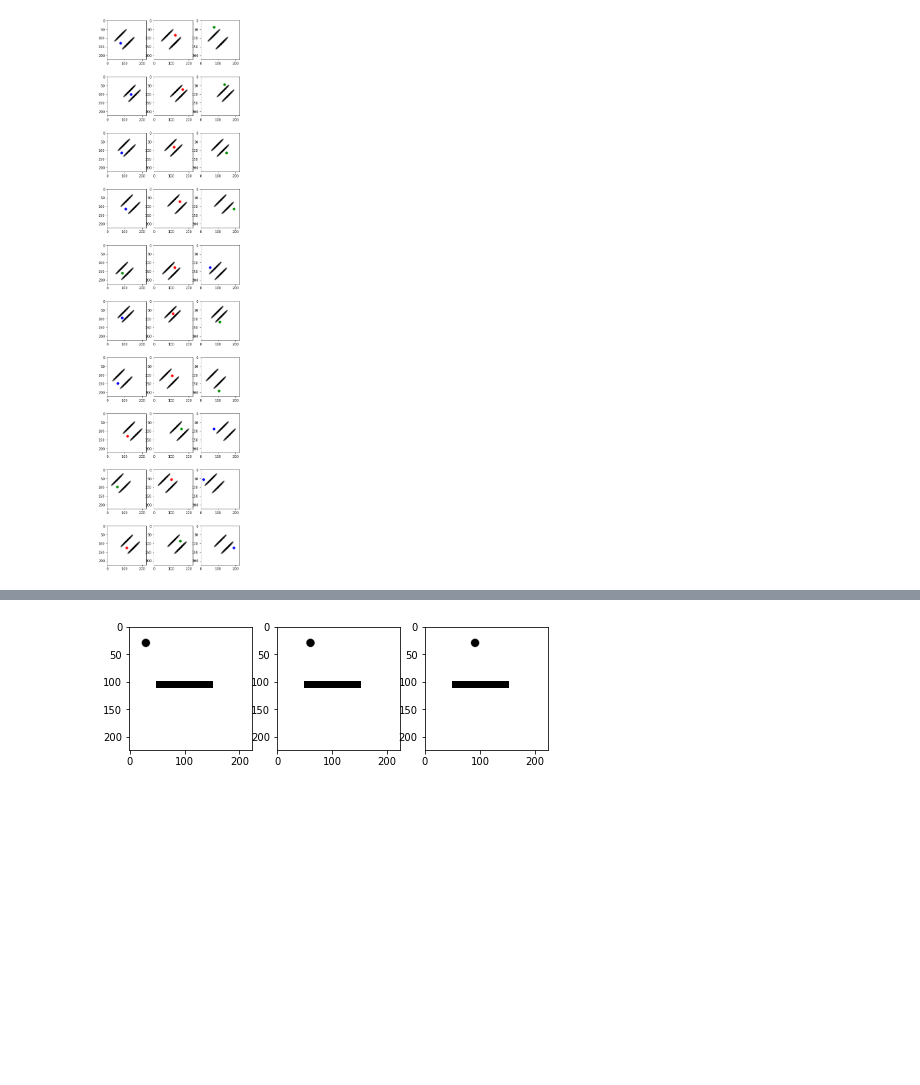
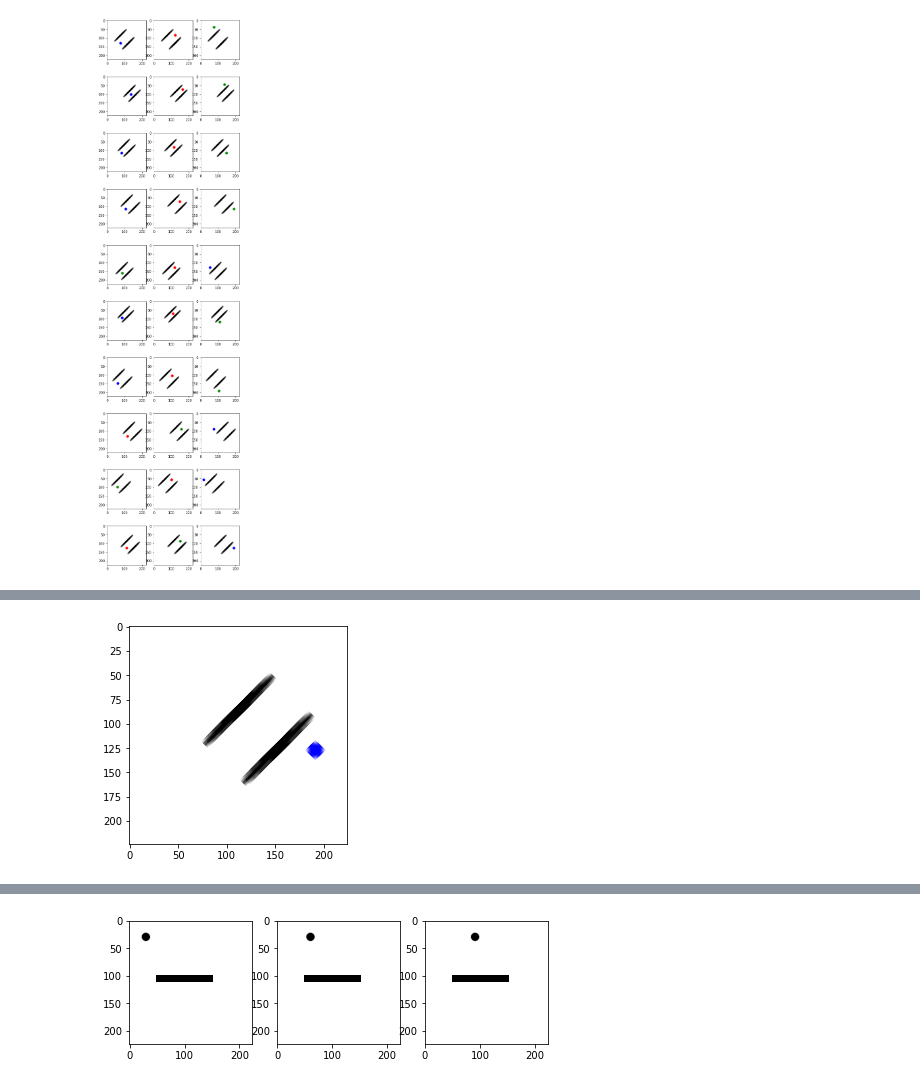
Before and after one commit to guydav/simple-relational-reasoning, a Jupyter notebook: notebooks/QuinnEmbeddingTask.ipynb, the cells around one changed output, grey strips where cells are left out. Saved outputs shown, nothing was run; the diff lists cells and outputs as text; code cells hidden in the pictures; blank space fills up the shorter version.

```diff
--- a/notebooks/QuinnEmbeddingTask.ipynb
+++ b/notebooks/QuinnEmbeddingTask.ipynb
@@ -128,0 +133,7 @@ post_crop_centroid.shape
+# %%
+x_n = x_c.numpy()
+x_f = x_n[:, ind[0], ind[1]]
+plt.imshow(x_f.transpose(1, 2, 0))
+plt.show()
+# %% [output]
+[figure, added]
```
Also changed, not shown: parts of 9 cells of this notebook, 4 other files.
